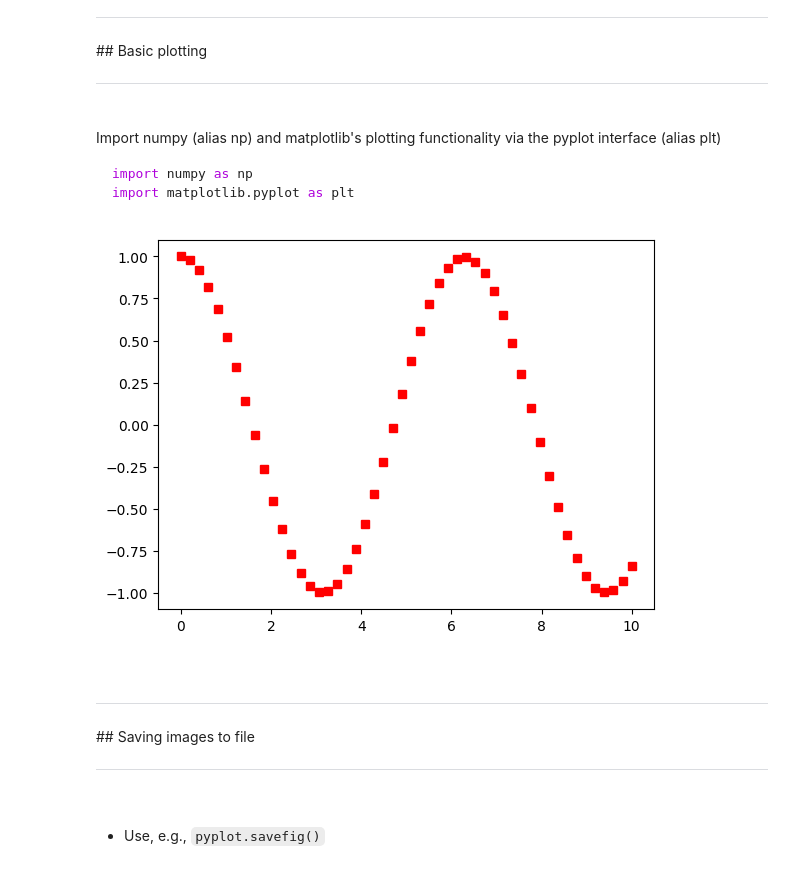
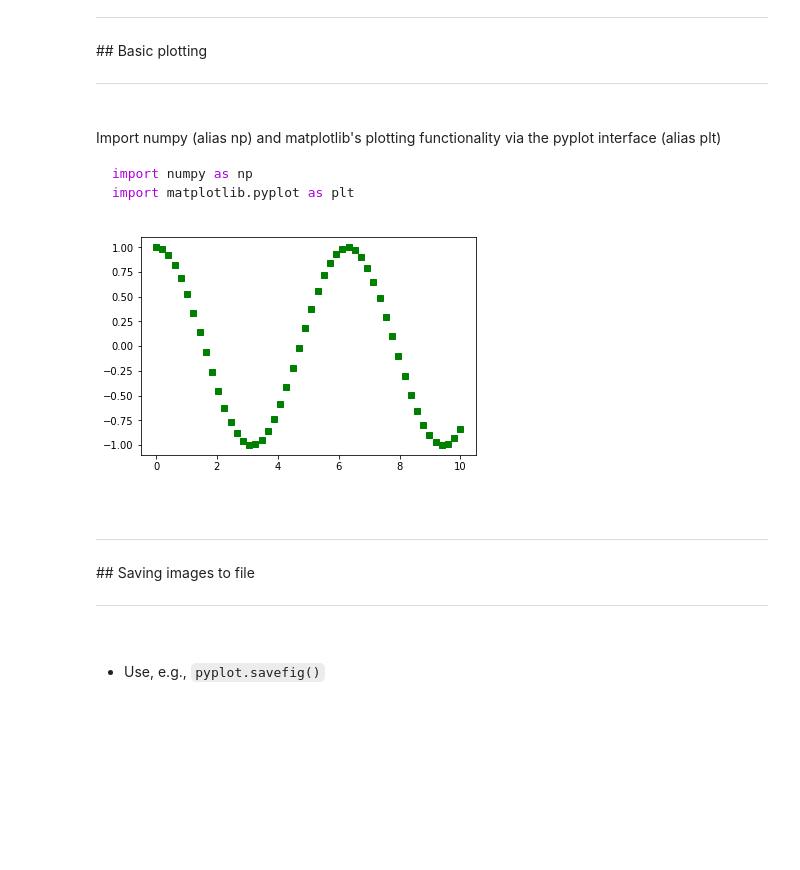
Before and after one commit to callaghanmt/scipy-test, a Jupyter notebook: 3_matplotlib/3_matplotlib.ipynb, the cells around one changed output. Cells and saved outputs as stored; diff of their text form; code cells hidden in the pictures; blank space fills up the shorter version.

```diff
--- a/3_matplotlib/3_matplotlib.ipynb
+++ b/3_matplotlib/3_matplotlib.ipynb
@@ -108,10 +108,10 @@ npts = 50
 x = np.linspace(xmin, xmax, npts)
 y = np.cos(x)
 # %%
-plt.plot(x, y, 'rs')
+plt.plot(x, y, 'gs')
 plt.show()
 # %% [output]
-[figure, old version]
+[figure, new version]
 # %% [markdown]
 <br>
 <hr style="border: solid 1px red; margin-bottom: 2% ">
```
Also changed, not shown: parts of 21 cells of this notebook, 5 other files.
